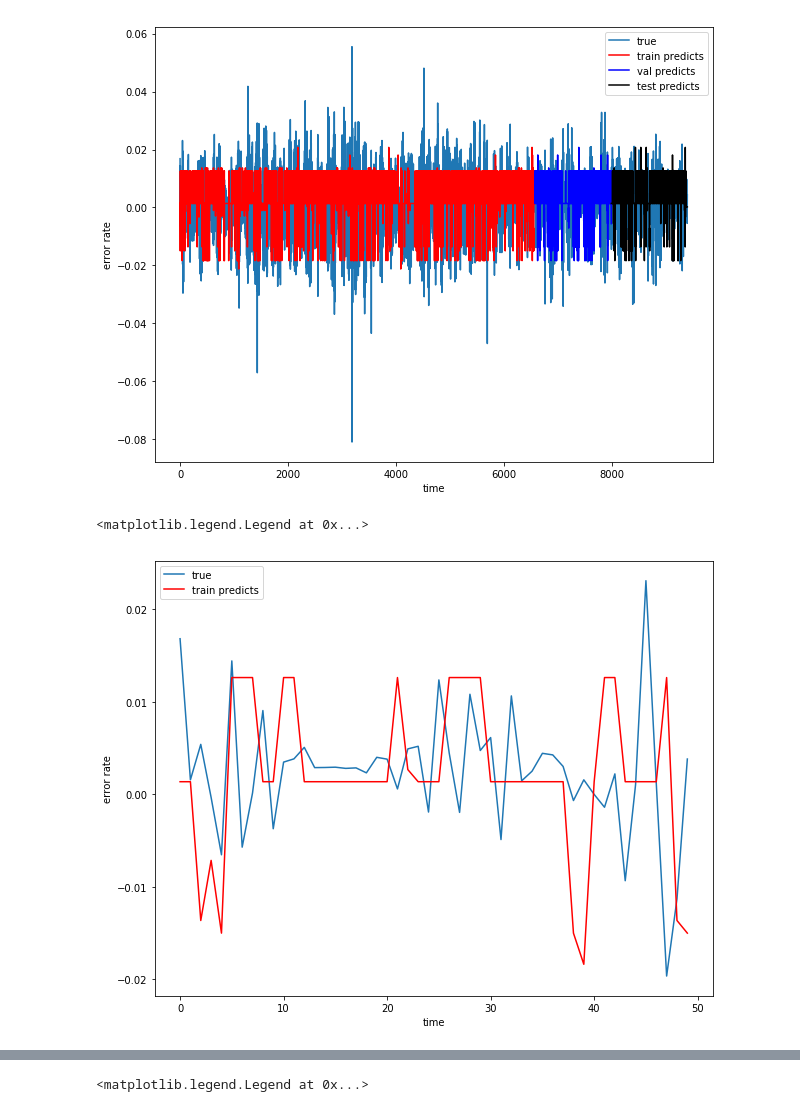
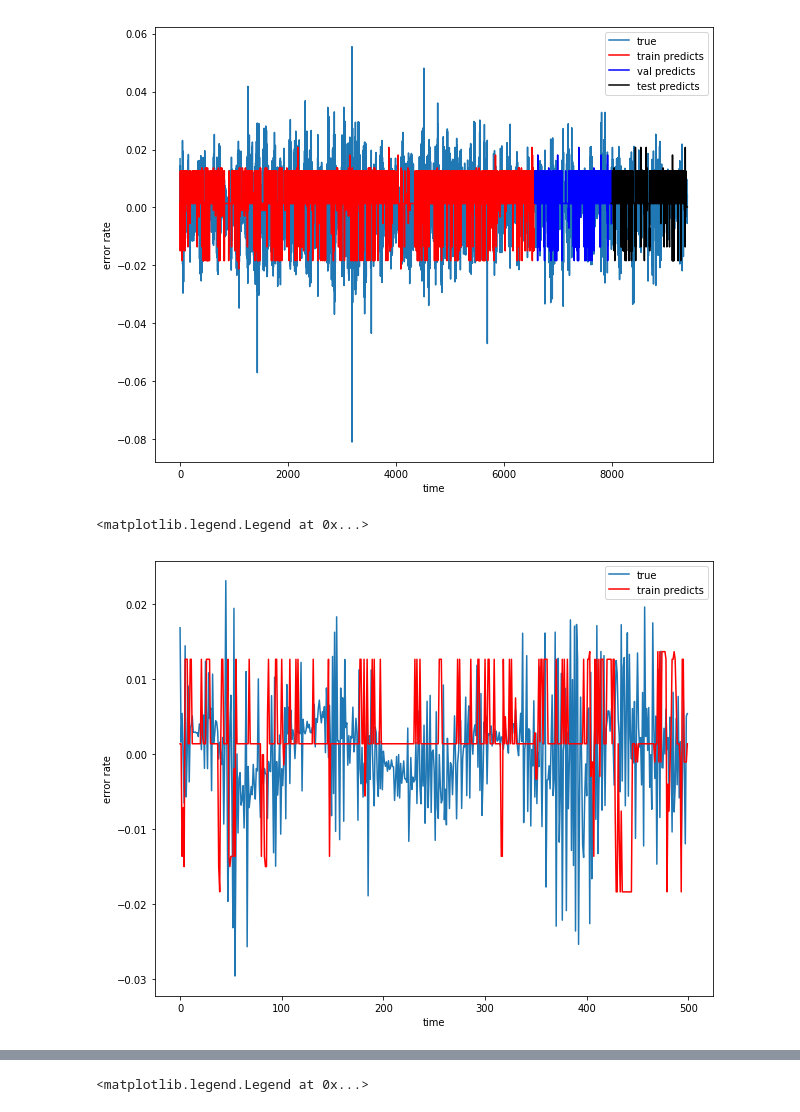
Before and after one commit to chelseas/teach-me-to-tango, a Jupyter notebook: plotting.ipynb, the cells around one changed output, grey strips where cells are left out. Cells and saved outputs as stored; diff of their text form; code cells hidden in the pictures.

```diff
--- a/plotting.ipynb
+++ b/plotting.ipynb
@@ -165,14 +165,14 @@ plt.legend()
 # %%
 # unsmoothed
 plt.figure()
-plt.plot(y_data_orig[0:50], label="true")
-plt.plot(range(0,N_training)[0:50],err_predicts[0:N_training][0:50], label="train predicts", color="red")
+plt.plot(y_data_orig[0:500], label="true")
+plt.plot(range(0,N_training)[0:500],err_predicts[0:N_training][0:500], label="train predicts", color="red")
 plt.xlabel("time")
 plt.ylabel("error rate")
 plt.legend()
 # %% [output]
 <matplotlib.legend.Legend at 0x...>
-[figure, old version]
+[figure, new version]
 # %%
 # try smoothing everything
 y_smooth = np.zeros(y_data_orig.shape)
```
Also changed, not shown: parts of 3 cells of this notebook.
